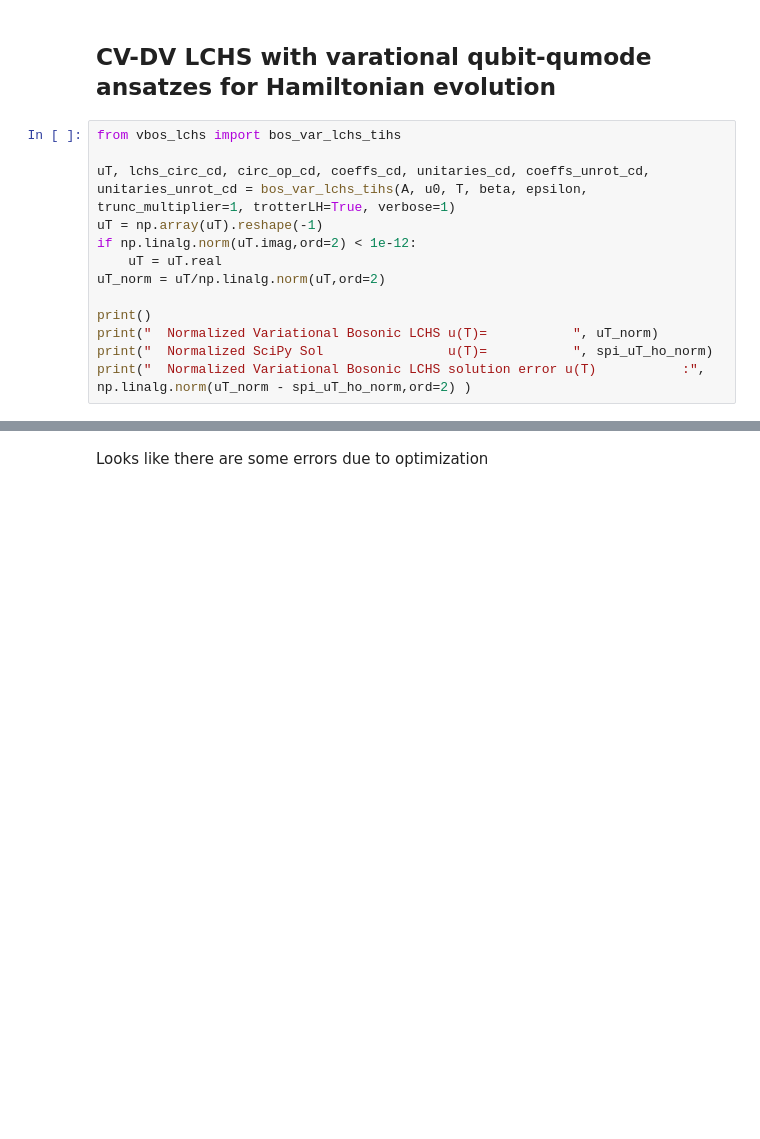
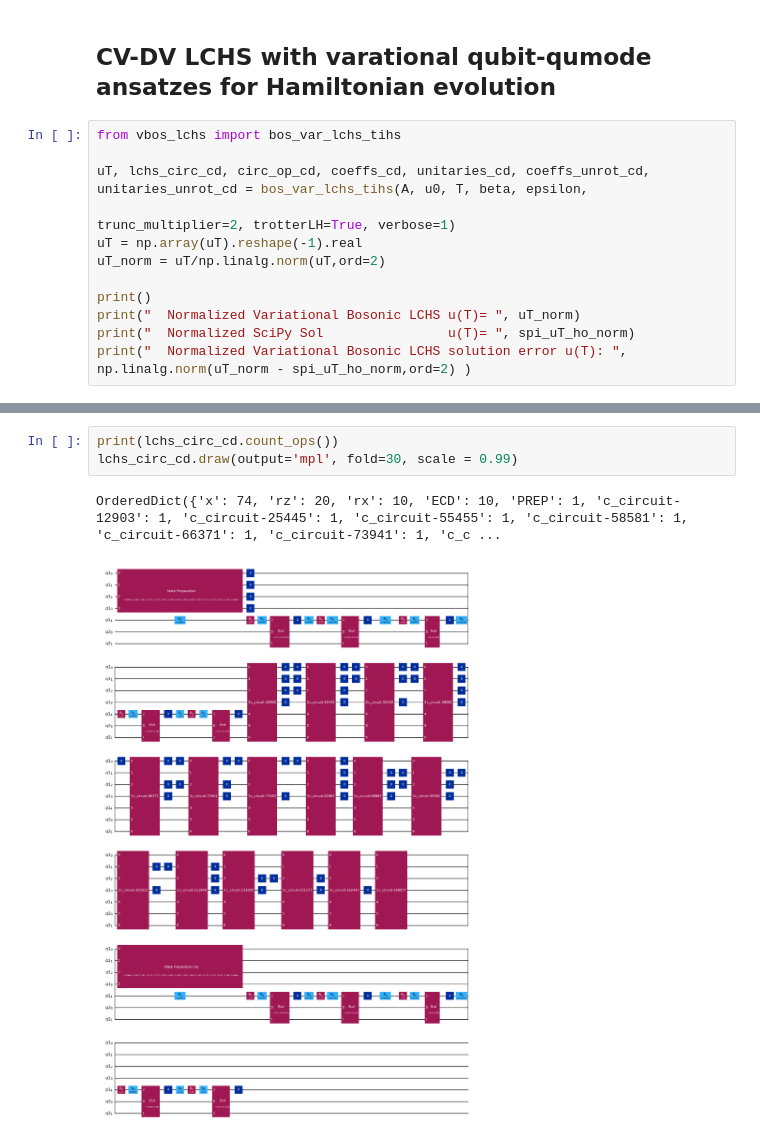
Before and after one commit to Firepanda415/qla_lib, a Jupyter notebook: VARATIONAL_BOSONIC_LCHS_Example.ipynb, the cells around one changed output, grey strips where cells are left out. Saved outputs shown, nothing was run; the diff lists cells and outputs as text; blank space fills up the shorter version.

```diff
--- a/VARATIONAL_BOSONIC_LCHS_Example.ipynb
+++ b/VARATIONAL_BOSONIC_LCHS_Example.ipynb
@@ -121,15 +129,14 @@ print("  Normalized Quantum LCHS solution error u(T)           :", np.linalg.nor
 # %%
 from vbos_lchs import bos_var_lchs_tihs
 
-uT, lchs_circ_cd, circ_op_cd, coeffs_cd, unitaries_cd, coeffs_unrot_cd, unitaries_unrot_cd = bos_var_lchs_tihs(A, u0, T, beta, epsilon, trunc_multiplier=1, trotterLH=True, verbose=1)
-uT = np.array(uT).reshape(-1)
-if np.linalg.norm(uT.imag,ord=2) < 1e-12:
-    uT = uT.real
+uT, lchs_circ_cd, circ_op_cd, coeffs_cd, unitaries_cd, coeffs_unrot_cd, unitaries_unrot_cd = bos_var_lchs_tihs(A, u0, T, beta, epsilon,
+                                                                                            trunc_multiplier=2, trotterLH=True, verbose=1)
+uT = np.array(uT).reshape(-1).real
 uT_norm = uT/np.linalg.norm(uT,ord=2)
 
 print()
-print("  Normalized Variational Bosonic LCHS u(T)=           ", uT_norm)
-print("  Normalized SciPy Sol                u(T)=           ", spi_uT_ho_norm)
-print("  Normalized Variational Bosonic LCHS solution error u(T)           :", np.linalg.norm(uT_norm - spi_uT_ho_norm,ord=2) )
+print("  Normalized Variational Bosonic LCHS u(T)= ", uT_norm)
+print("  Normalized SciPy Sol                u(T)= ", spi_uT_ho_norm)
+print("  Normalized Variational Bosonic LCHS solution error u(T): ", np.linalg.norm(uT_norm - spi_uT_ho_norm,ord=2) )
 # %% [output]
   Preset parameters T =  0.1 beta =  0.8 epsilon =  0.1
@@ -151,2 +158,6 @@ print("  Normalized Variational Bosonic LCHS solution error u(T)           :", n
-# %% [markdown]
-Looks like there are some errors due to optimization
+# %%
+print(lchs_circ_cd.count_ops())
+lchs_circ_cd.draw(output='mpl', fold=30, scale = 0.99)
+# %% [output]
+OrderedDict({'x': 74, 'rz': 20, 'rx': 10, 'ECD': 10, 'PREP': 1, 'c_circuit-12903': 1, 'c_circuit-25445': 1, 'c_circuit-55455': 1, 'c_circuit-58581': 1, 'c_circuit-66371': 1, 'c_circuit-73941': 1, 'c_c ...
+[figure, added]
```
Also changed, not shown: parts of 6 cells of this notebook, 2 other files.
